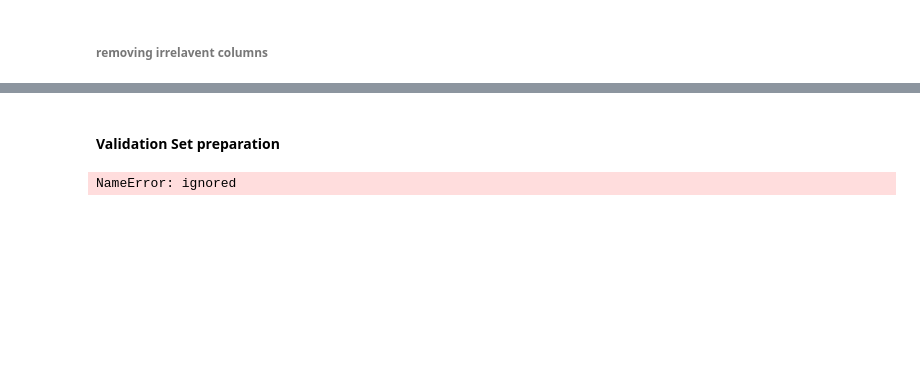
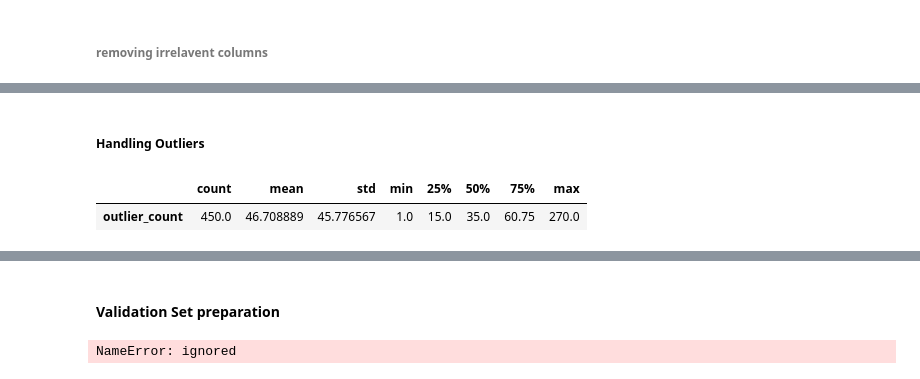
Before and after one commit to baalasangar/MLAI, a Jupyter notebook: 07_FeatureEngineering/Assignment/FeatureEngineering.ipynb, the cells around one changed output, grey strips where cells are left out. Saved outputs shown, nothing was run; the diff lists cells and outputs as text; code cells hidden in the pictures; blank space fills up the shorter version.

```diff
--- a/07_FeatureEngineering/Assignment/FeatureEngineering.ipynb
+++ b/07_FeatureEngineering/Assignment/FeatureEngineering.ipynb
@@ -162,4 +166,0 @@ print("# of data Features has missing Value",data_analysis.isna().sum()[data_ana
-# %%
-zeorImpuer = SimpleImputer(missing_values=np.nan,strategy="constant",fill_value=0)
-train_data = pd.DataFrame(zeorImpuer.fit_transform(train_data))
-print("Missing value count -- ",train_data.isna().sum().sum())
@@ -186,4 +169,4 @@ Index(['dimension_Time', 'dimension_0', 'dimension_1', 'dimension_2',
 # %%
-data_analysis.drop(columns=["dimension_Time"],inplace=True) # removing Time attribute
+train_data.drop(columns=["dimension_Time"],inplace=True) # removing Time attribute
 # %%
 # removing feature with same value for entire observation
@@ -224,0 +184,2 @@ missing_data.plot.barh(x="Feature_name",y="missing_per",figsize=(10,10))
+# %% [markdown]
+##### Handling Outliers
@@ -224,0 +198,6 @@ missing_data.plot.barh(x="Feature_name",y="missing_per",figsize=(10,10))
+# %%
+outlier_data = checkoutliers(train_data)
+outlier_data.describe().T
+# %% [output]
+|  | count | mean | std | min | 25% | 50% | 75% | max |
+| outlier_count | 450.0 | 46.708889 | 45.776567 | 1.0 | 15.0 | 35.0 | 60.75 | 270.0 |
```
Also changed, not shown: parts of 20 cells of this notebook.
